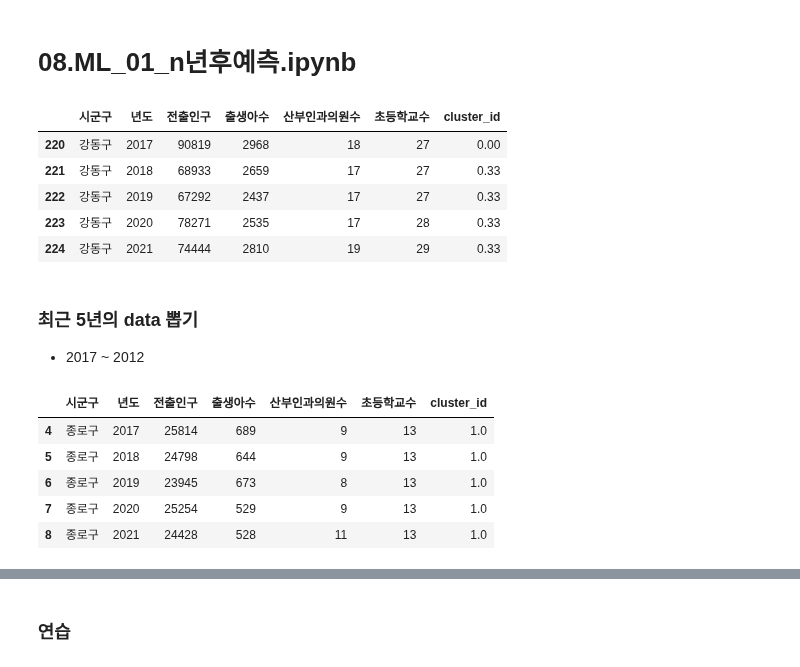
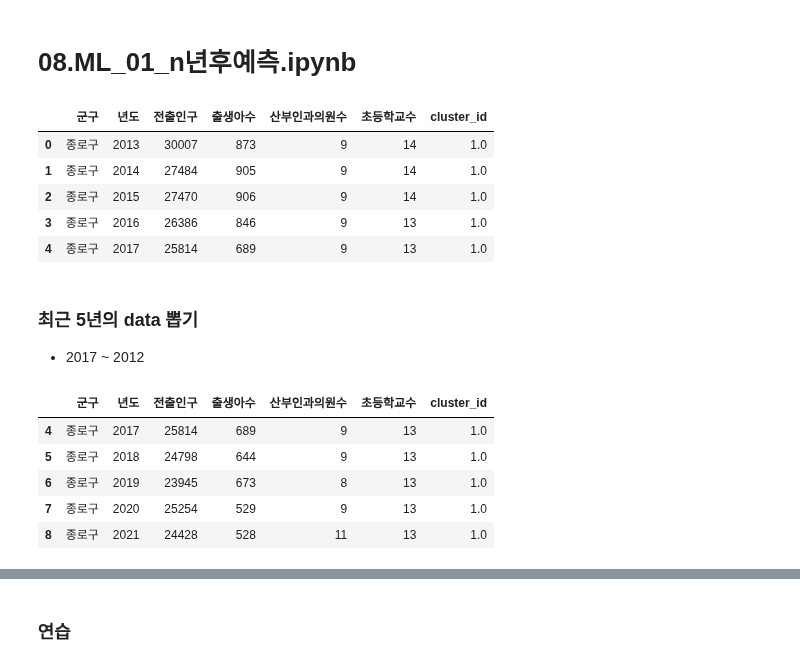
Before and after one commit to vxornjs11/Pytone_Flutter, a Jupyter notebook: Python/Seoul/Note/08.ML_01_n년후예측.ipynb, the cells around one changed output, grey strips where cells are left out. Cells and saved outputs as stored; diff of their text form; code cells hidden in the pictures.

```diff
--- a/Python/Seoul/Note/08.ML_01_n년후예측.ipynb
+++ b/Python/Seoul/Note/08.ML_01_n년후예측.ipynb
@@ -34,15 +34,15 @@ elif platform.system() == 'Windows':
 else:
     print("Unknown System")
 # %%
-df = pd.read_csv("../Data/seoul_2.csv")
-df.tail()
+df = pd.read_csv("../Data/seoul_job.csv")
+df.head()
 # %% [output]
-|  | 시군구 | 년도 | 전출인구 | 출생아수 | 산부인과의원수 | 초등학교수 | cluster_id |
-| 220 | 강동구 | 2017 | 90819 | 2968 | 18 | 27 | 0.00 |
-| 221 | 강동구 | 2018 | 68933 | 2659 | 17 | 27 | 0.33 |
-| 222 | 강동구 | 2019 | 67292 | 2437 | 17 | 27 | 0.33 |
-| 223 | 강동구 | 2020 | 78271 | 2535 | 17 | 28 | 0.33 |
-| 224 | 강동구 | 2021 | 74444 | 2810 | 19 | 29 | 0.33 |
+|  | 군구 | 년도 | 전출인구 | 출생아수 | 산부인과의원수 | 초등학교수 | cluster_id |
+| 0 | 종로구 | 2013 | 30007 | 873 | 9 | 14 | 1.0 |
+| 1 | 종로구 | 2014 | 27484 | 905 | 9 | 14 | 1.0 |
+| 2 | 종로구 | 2015 | 27470 | 906 | 9 | 14 | 1.0 |
+| 3 | 종로구 | 2016 | 26386 | 846 | 9 | 13 | 1.0 |
+| 4 | 종로구 | 2017 | 25814 | 689 | 9 | 13 | 1.0 |
 # %% [markdown]
 ### 최근 5년의 data 뽑기
 - 2017 ~ 2012
@@ -50,7 +50,7 @@ df.tail()
 df = df[df['년도'] >= 2017]
 df.head()
 # %% [output]
-|  | 시군구 | 년도 | 전출인구 | 출생아수 | 산부인과의원수 | 초등학교수 | cluster_id |
+|  | 군구 | 년도 | 전출인구 | 출생아수 | 산부인과의원수 | 초등학교수 | cluster_id |
 | 4 | 종로구 | 2017 | 25814 | 689 | 9 | 13 | 1.0 |
 | 5 | 종로구 | 2018 | 24798 | 644 | 9 | 13 | 1.0 |
 | 6 | 종로구 | 2019 | 23945 | 673 | 8 | 13 | 1.0 |
```
Also changed, not shown: parts of 34 cells of this notebook, 43 other files.
